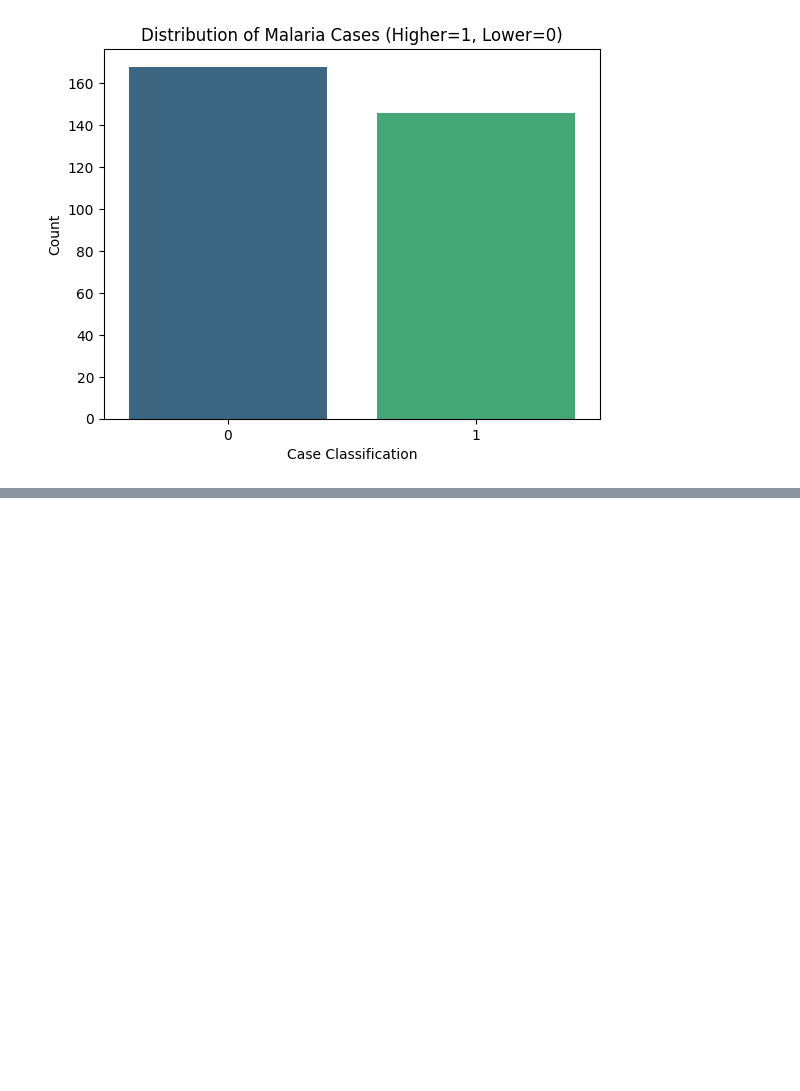
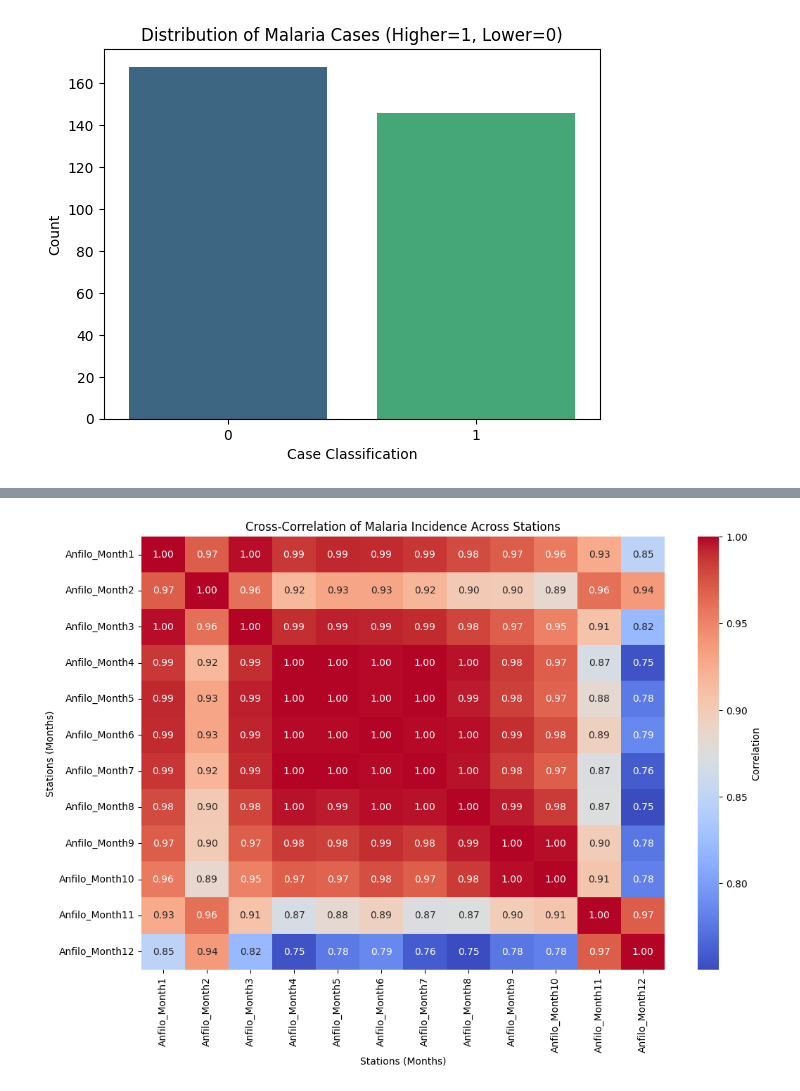
Before and after one commit to hydropython/malaria-outbreak-classifcation_prediction, a Jupyter notebook: Notebooks/data_preproccessing.ipynb, the cells around one changed output, grey strips where cells are left out. Saved outputs shown, nothing was run; the diff lists cells and outputs as text; code cells hidden in the pictures; blank space fills up the shorter version.

```diff
--- a/Notebooks/data_preproccessing.ipynb
+++ b/Notebooks/data_preproccessing.ipynb
@@ -97,0 +291,85 @@ Passing `palette` without assigning `hue` is deprecated and will be removed in v
+# %%
+import os
+import pandas as pd
+import seaborn as sns
+import matplotlib.pyplot as plt
+
+class MalariaPersistenceVisualizer:
+    def __init__(self, data_folder):
+        self.data_folder = data_folder
+
+    def get_malaria_column(self, file_name):
+        """
+        Get the malaria column name based on the file name.
+        The column name is assumed to follow a pattern based on the CSV file name.
+        """
+        base_name = os.path.basename(file_name)
+        station_name = base_name.split('_')[2] if len(base_name.split('_')) > 2 else 'Anfilo'
+        station_name = station_name.replace('.csv', '')  # Remove '.csv' if it's included
+        return station_name
+
+    def calculate_cross_correlation(self, data, malaria_column):
+        """
+        Calculate the cross-correlation matrix for malaria incidence across months.
+        """
+        # Extract month and year information
+        data['month'] = pd.to_datetime(data['date'], errors='coerce').dt.month
+        data['year'] = pd.to_datetime(data['date'], errors='coerce').dt.year
+
+        # Group by month and year, calculate mean malaria incidence for each month
+        monthly_data = data.groupby(['year', 'month'])[malaria_column].mean().reset_index()
+
+        # Pivot table to have months as columns and years as rows
+        monthly_pivot = monthly_data.pivot_table(index='year', columns='month', values=malaria_column)
+
+        return monthly_pivot
+
+    def visualize_persistence(self):
+        # Initialize an empty list to store DataFrames for all stations
+        all_station_data = []
+
+        # Iterate over each file in the folder to process malaria data from all stations
+        for file_name in os.listdir(self.data_folder):
+            if file_name.endswith(".csv") and 'Anfilo' in file_name:  # Only process Anfilo data
+                file_path = os.path.join(self.data_folder, file_name)
+
+                # Load the data for the current file (station)
+                data = pd.read_csv(file_path)
+
+                # Get the malaria column name based on the file name
+                malaria_column = self.get_malaria_column(file_name)
+
+                # Ensure the 'date' column is in the correct format
+                data['date'] = pd.to_datetime(data['date'], errors='coerce')
+
+                # Calculate the monthly pivot table for the current station
+                monthly_pivot = self.calculate_cross_correlation(data, malaria_column)
+
+                # Add the monthly data for the current station with a proper station label
+                monthly_pivot = monthly_pivot.rename(columns={col: f'{malaria_column}_Month{col}' for col in monthly_pivot.columns})
+
+                # Add the station data to the list
+                all_station_data.append(monthly_pivot)
+
+        # Combine data from all stations into one DataFrame
+        combined_data = pd.concat(all_station_data, axis=1)
+
+        # Calculate the correlation matrix between the stations' malaria incidence over months
+        correlation_matrix = combined_data.corr()
+
+        # Plot the heatmap for the cross-correlation matrix
+        plt.figure(figsize=(12, 8))
+        sns.heatmap(correlation_matrix, annot=True, cmap='coolwarm', fmt='.2f', cbar_kws={'label': 'Correlation'})
+        plt.title('Cross-Correlation of Malaria Incidence Across Stations')
+        plt.xlabel('Stations (Months)')
+        plt.ylabel('Stations (Months)')
+        plt.show()
+
+# Example usage:
+data_folder = "../Data"  # Directory path where your CSV files are stored
+visualizer = MalariaPersistenceVisualizer(data_folder)
+
+# Visualize persistence of malaria incidence across all stations
+visualizer.visualize_persistence()
+# %% [output]
+[figure, added]
```
Also changed, not shown: parts of 7 cells of this notebook, 25 other files.
